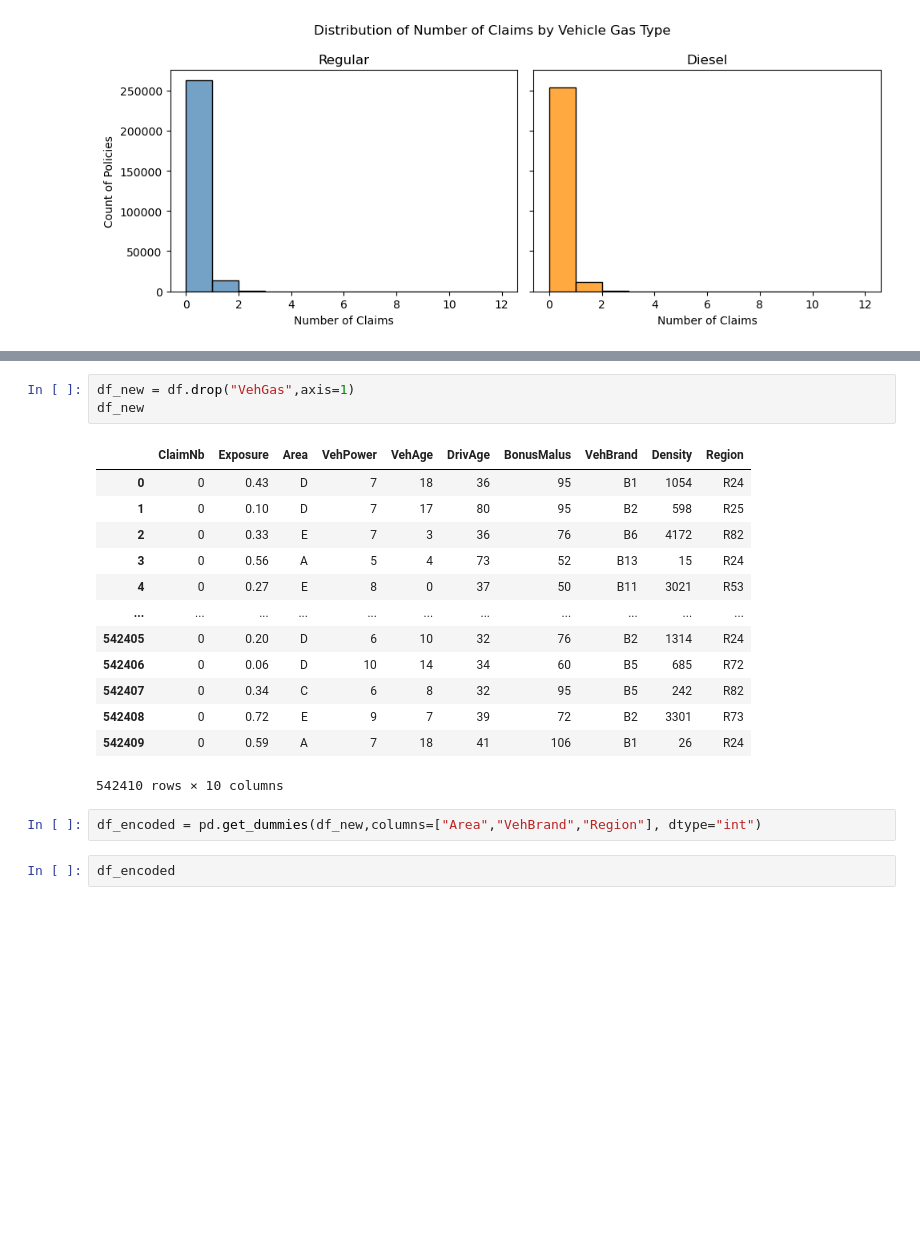
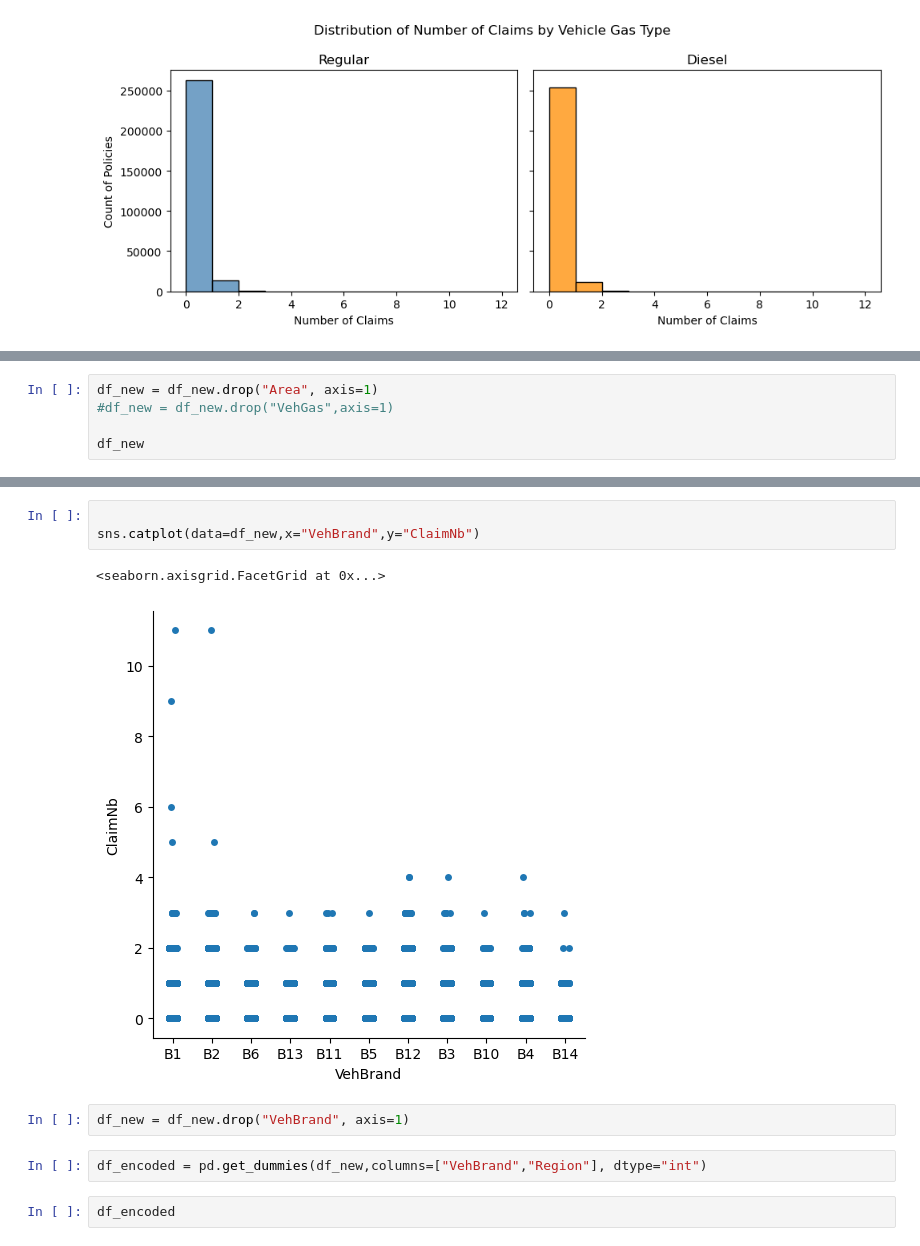
Before and after one commit to Simon-Simonsen/ML-project, a Jupyter notebook: dateExplo.ipynb, the cells around one changed output, grey strips where cells are left out. Drawn from its saved outputs; the diff is of its cells as text; blank space fills up the shorter version.

```diff
--- a/dateExplo.ipynb
+++ b/dateExplo.ipynb
@@ -92,0 +108,5 @@ plt.show()
+# %%
+df_new = df_new.drop("Area", axis=1)
+#df_new = df_new.drop("VehGas",axis=1)
+
+df_new
@@ -93,22 +127,13 @@ plt.show()
+# %%
+
+sns.catplot(data=df_new,x="VehBrand",y="ClaimNb")
+# %% [output]
+<seaborn.axisgrid.FacetGrid at 0x...>
+[figure, added]
 # %%
-df_new = df.drop("VehGas",axis=1)
-df_new
+df_new = df_new.drop("VehBrand", axis=1)
-# %% [output]
-|  | ClaimNb | Exposure | Area | VehPower | VehAge | DrivAge | BonusMalus | VehBrand | Density | Region |
-| 0 | 0 | 0.43 | D | 7 | 18 | 36 | 95 | B1 | 1054 | R24 |
-| 1 | 0 | 0.10 | D | 7 | 17 | 80 | 95 | B2 | 598 | R25 |
-| 2 | 0 | 0.33 | E | 7 | 3 | 36 | 76 | B6 | 4172 | R82 |
-| 3 | 0 | 0.56 | A | 5 | 4 | 73 | 52 | B13 | 15 | R24 |
-| 4 | 0 | 0.27 | E | 8 | 0 | 37 | 50 | B11 | 3021 | R53 |
-| ... | ... | ... | ... | ... | ... | ... | ... | ... | ... | ... |
-| 542405 | 0 | 0.20 | D | 6 | 10 | 32 | 76 | B2 | 1314 | R24 |
-| 542406 | 0 | 0.06 | D | 10 | 14 | 34 | 60 | B5 | 685 | R72 |
-| 542407 | 0 | 0.34 | C | 6 | 8 | 32 | 95 | B5 | 242 | R82 |
-| 542408 | 0 | 0.72 | E | 9 | 7 | 39 | 72 | B2 | 3301 | R73 |
-| 542409 | 0 | 0.59 | A | 7 | 18 | 41 | 106 | B1 | 26 | R24 |
-542410 rows × 10 columns
 # %%
-df_encoded = pd.get_dummies(df_new,columns=["Area","VehBrand","Region"], dtype="int")
+df_encoded = pd.get_dummies(df_new,columns=["VehBrand","Region"], dtype="int")
 # %%
 df_encoded
 # %% [output]
```
Also changed, not shown: parts of 21 cells of this notebook.
